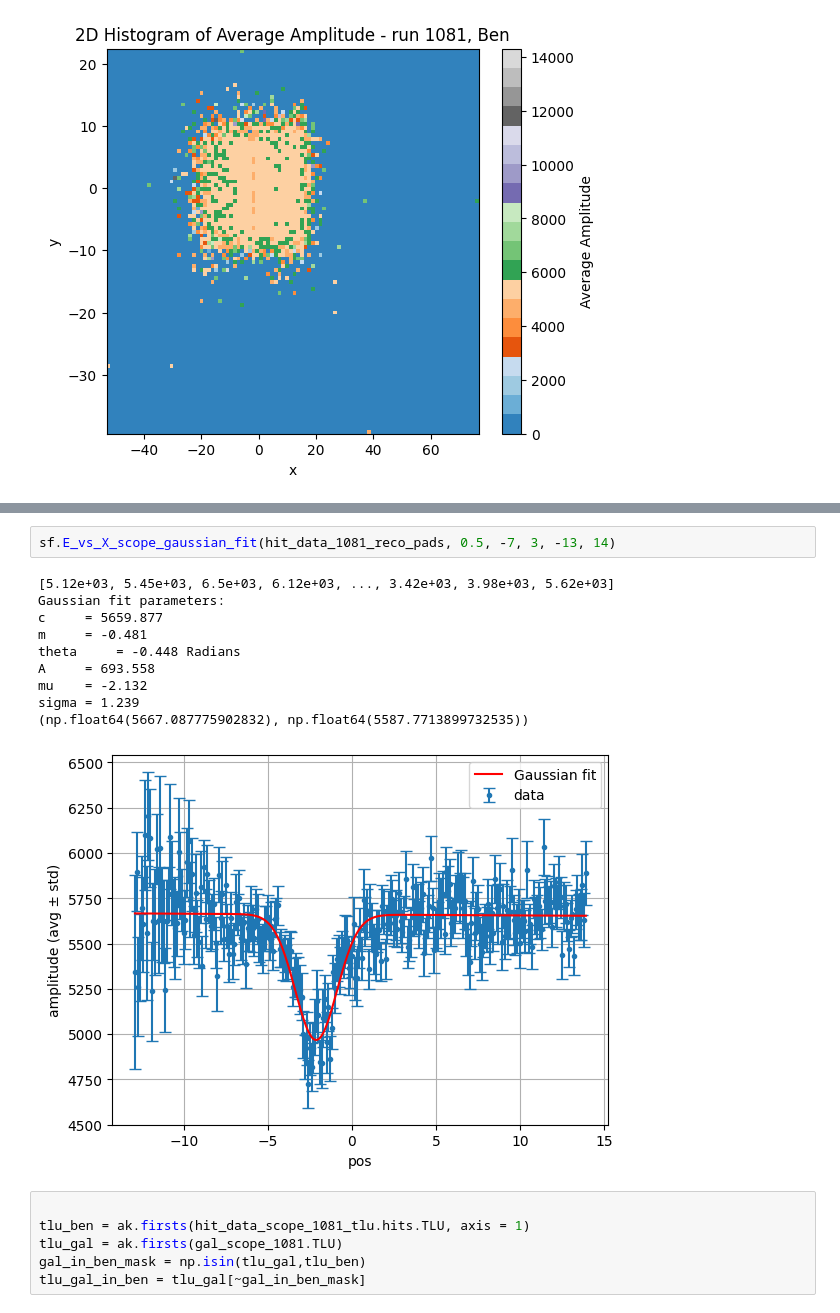
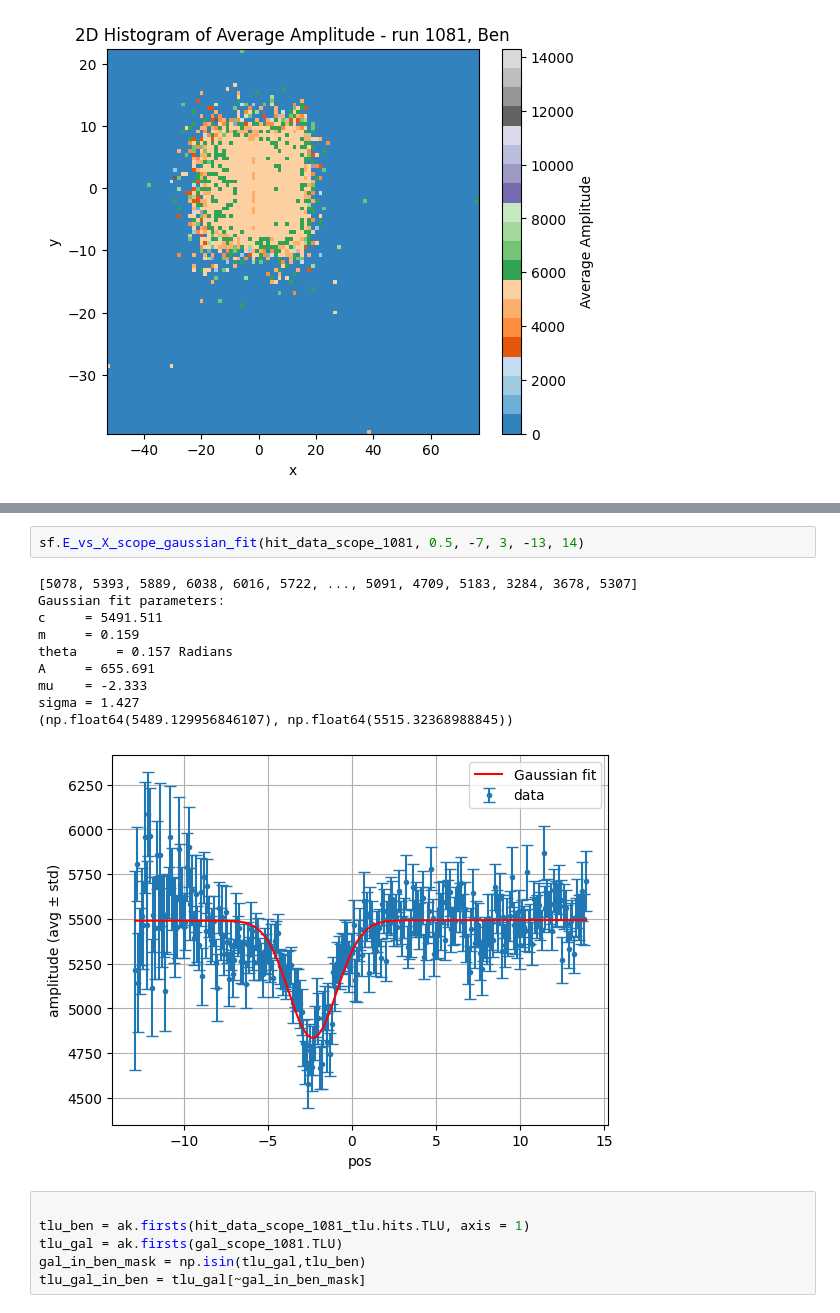
Before and after one commit to Ben-David-Ben/F-Cal-TB-Project, a Jupyter notebook: TB2025_Gap.ipynb, the cells around one changed output, grey strips where cells are left out. Cells and saved outputs as stored; diff of their text form.

Commit message:
colormap scope func and 1080 gap analysis

```diff
--- a/TB2025_Gap.ipynb
+++ b/TB2025_Gap.ipynb
@@ -296,18 +294,18 @@ amount of dead channels: 139
 {plane_ID: 7, channel_ID: 151}
 0 channels left
 # %%
-sf.E_vs_X_scope_gaussian_fit(hit_data_1081_reco_pads, 0.5, -7, 3, -13, 14)
+sf.E_vs_X_scope_gaussian_fit(hit_data_scope_1081, 0.5, -7, 3, -13, 14)
 # %% [output]
-[5.12e+03, 5.45e+03, 6.5e+03, 6.12e+03, ..., 3.42e+03, 3.98e+03, 5.62e+03]
+[5078, 5393, 5889, 6038, 6016, 5722, ..., 5091, 4709, 5183, 3284, 3678, 5307]
 Gaussian fit parameters:
-c     = 5659.877
-m     = -0.481
-theta     = -0.448 Radians
-A     = 693.558
-mu    = -2.132
-sigma = 1.239
-(np.float64(5667.087775902832), np.float64(5587.7713899732535))
+c     = 5491.511
+m     = 0.159
+theta     = 0.157 Radians
+A     = 655.691
+mu    = -2.333
+sigma = 1.427
+(np.float64(5489.129956846107), np.float64(5515.32368988845))
-[figure, old version]
+[figure, new version]
 # %%
 
 tlu_ben = ak.firsts(hit_data_scope_1081_tlu.hits.TLU, axis = 1)
```
Also changed, not shown: parts of 3 cells of this notebook, 2 other files.
